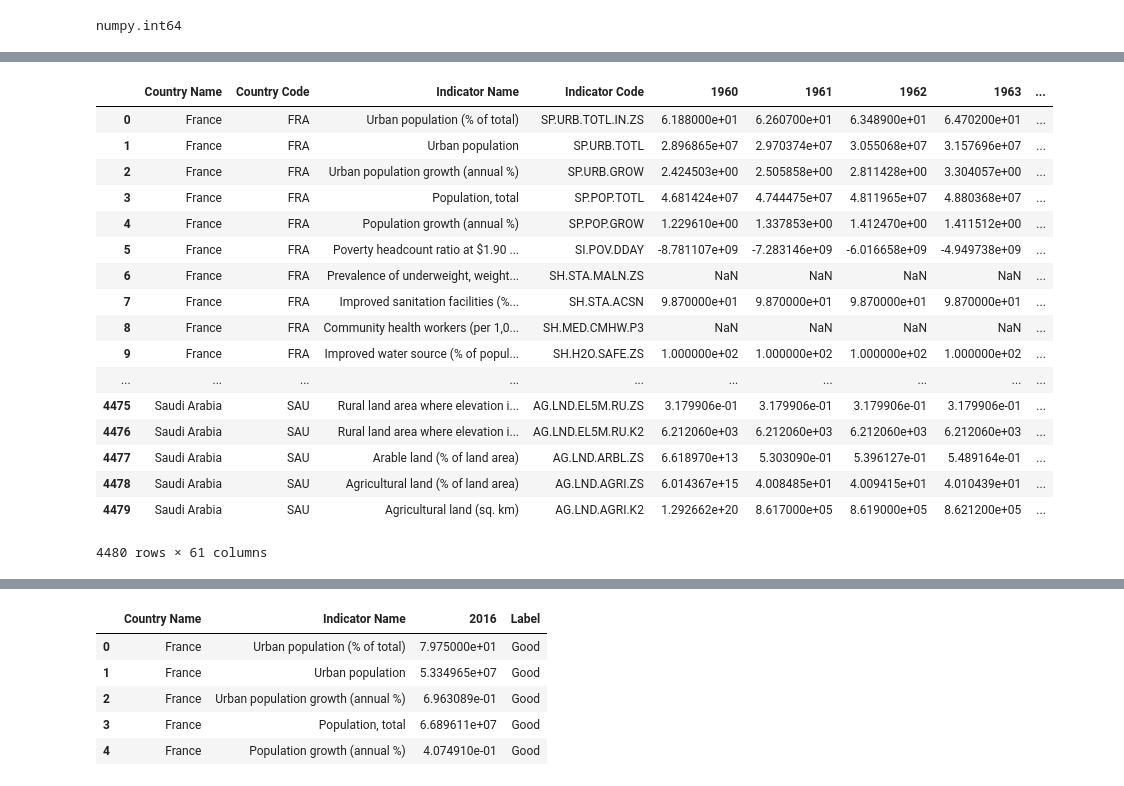
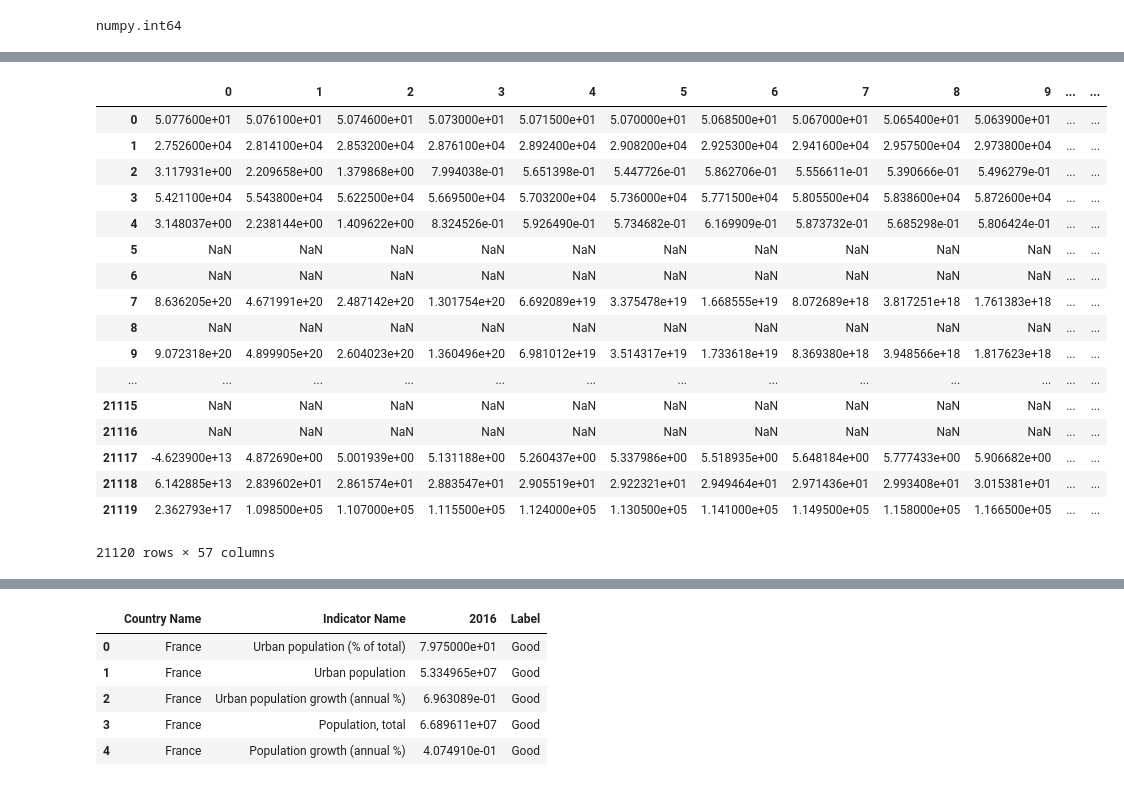
Before and after one commit to anggairawan/EPA1333, a Jupyter notebook: notebook/Final_Assignment/FA_add_more_years_interpolation.ipynb, the cells around one changed output, grey strips where cells are left out. Cells and saved outputs as stored; diff of their text form; code cells hidden in the pictures.

Commit message:
interpolate wb

```diff
--- a/notebook/Final_Assignment/FA_add_more_years_interpolation.ipynb
+++ b/notebook/Final_Assignment/FA_add_more_years_interpolation.ipynb
@@ -199,2 +228,23 @@ df_gilaks_interpolated.head()
 5 rows × 57 columns
+# %%
+df_gilaks_interpolated
+# %% [output]
+|  | 0 | 1 | 2 | 3 | 4 | 5 | 6 | 7 | 8 | 9 | ... | ... |
+| 0 | 5.077600e+01 | 5.076100e+01 | 5.074600e+01 | 5.073000e+01 | 5.071500e+01 | 5.070000e+01 | 5.068500e+01 | 5.067000e+01 | 5.065400e+01 | 5.063900e+01 | ... | ... |
+| 1 | 2.752600e+04 | 2.814100e+04 | 2.853200e+04 | 2.876100e+04 | 2.892400e+04 | 2.908200e+04 | 2.925300e+04 | 2.941600e+04 | 2.957500e+04 | 2.973800e+04 | ... | ... |
+| 2 | 3.117931e+00 | 2.209658e+00 | 1.379868e+00 | 7.994038e-01 | 5.651398e-01 | 5.447726e-01 | 5.862706e-01 | 5.556611e-01 | 5.390666e-01 | 5.496279e-01 | ... | ... |
+| 3 | 5.421100e+04 | 5.543800e+04 | 5.622500e+04 | 5.669500e+04 | 5.703200e+04 | 5.736000e+04 | 5.771500e+04 | 5.805500e+04 | 5.838600e+04 | 5.872600e+04 | ... | ... |
+| 4 | 3.148037e+00 | 2.238144e+00 | 1.409622e+00 | 8.324526e-01 | 5.926490e-01 | 5.734682e-01 | 6.169909e-01 | 5.873732e-01 | 5.685298e-01 | 5.806424e-01 | ... | ... |
+| 5 | NaN | NaN | NaN | NaN | NaN | NaN | NaN | NaN | NaN | NaN | ... | ... |
+| 6 | NaN | NaN | NaN | NaN | NaN | NaN | NaN | NaN | NaN | NaN | ... | ... |
+| 7 | 8.636205e+20 | 4.671991e+20 | 2.487142e+20 | 1.301754e+20 | 6.692089e+19 | 3.375478e+19 | 1.668555e+19 | 8.072689e+18 | 3.817251e+18 | 1.761383e+18 | ... | ... |
+| 8 | NaN | NaN | NaN | NaN | NaN | NaN | NaN | NaN | NaN | NaN | ... | ... |
+| 9 | 9.072318e+20 | 4.899905e+20 | 2.604023e+20 | 1.360496e+20 | 6.981012e+19 | 3.514317e+19 | 1.733618e+19 | 8.369380e+18 | 3.948566e+18 | 1.817623e+18 | ... | ... |
+| ... | ... | ... | ... | ... | ... | ... | ... | ... | ... | ... | ... | ... |
+| 21115 | NaN | NaN | NaN | NaN | NaN | NaN | NaN | NaN | NaN | NaN | ... | ... |
+| 21116 | NaN | NaN | NaN | NaN | NaN | NaN | NaN | NaN | NaN | NaN | ... | ... |
+| 21117 | -4.623900e+13 | 4.872690e+00 | 5.001939e+00 | 5.131188e+00 | 5.260437e+00 | 5.337986e+00 | 5.518935e+00 | 5.648184e+00 | 5.777433e+00 | 5.906682e+00 | ... | ... |
+| 21118 | 6.142885e+13 | 2.839602e+01 | 2.861574e+01 | 2.883547e+01 | 2.905519e+01 | 2.922321e+01 | 2.949464e+01 | 2.971436e+01 | 2.993408e+01 | 3.015381e+01 | ... | ... |
+| 21119 | 2.362793e+17 | 1.098500e+05 | 1.107000e+05 | 1.115500e+05 | 1.124000e+05 | 1.130500e+05 | 1.141000e+05 | 1.149500e+05 | 1.158000e+05 | 1.166500e+05 | ... | ... |
+21120 rows × 57 columns
 # %%
@@ -202,21 +251,0 @@ df[list(df.columns.values[range(4,61)])] = df_gilaks_interpolated[list(range(0,5
-# %%
-df
-# %% [output]
-|  | Country Name | Country Code | Indicator Name | Indicator Code | 1960 | 1961 | 1962 | 1963 | ... |
-| 0 | France | FRA | Urban population (% of total) | SP.URB.TOTL.IN.ZS | 6.188000e+01 | 6.260700e+01 | 6.348900e+01 | 6.470200e+01 | ... |
-| 1 | France | FRA | Urban population | SP.URB.TOTL | 2.896865e+07 | 2.970374e+07 | 3.055068e+07 | 3.157696e+07 | ... |
-| 2 | France | FRA | Urban population growth (annual %) | SP.URB.GROW | 2.424503e+00 | 2.505858e+00 | 2.811428e+00 | 3.304057e+00 | ... |
-| 3 | France | FRA | Population, total | SP.POP.TOTL | 4.681424e+07 | 4.744475e+07 | 4.811965e+07 | 4.880368e+07 | ... |
-| 4 | France | FRA | Population growth (annual %) | SP.POP.GROW | 1.229610e+00 | 1.337853e+00 | 1.412470e+00 | 1.411512e+00 | ... |
-| 5 | France | FRA | Poverty headcount ratio at $1.90 ... | SI.POV.DDAY | -8.781107e+09 | -7.283146e+09 | -6.016658e+09 | -4.949738e+09 | ... |
-| 6 | France | FRA | Prevalence of underweight, weight... | SH.STA.MALN.ZS | NaN | NaN | NaN | NaN | ... |
-| 7 | France | FRA | Improved sanitation facilities (%... | SH.STA.ACSN | 9.870000e+01 | 9.870000e+01 | 9.870000e+01 | 9.870000e+01 | ... |
-| 8 | France | FRA | Community health workers (per 1,0... | SH.MED.CMHW.P3 | NaN | NaN | NaN | NaN | ... |
-| 9 | France | FRA | Improved water source (% of popul... | SH.H2O.SAFE.ZS | 1.000000e+02 | 1.000000e+02 | 1.000000e+02 | 1.000000e+02 | ... |
-| ... | ... | ... | ... | ... | ... | ... | ... | ... | ... |
-| 4475 | Saudi Arabia | SAU | Rural land area where elevation i... | AG.LND.EL5M.RU.ZS | 3.179906e-01 | 3.179906e-01 | 3.179906e-01 | 3.179906e-01 | ... |
-| 4476 | Saudi Arabia | SAU | Rural land area where elevation i... | AG.LND.EL5M.RU.K2 | 6.212060e+03 | 6.212060e+03 | 6.212060e+03 | 6.212060e+03 | ... |
-| 4477 | Saudi Arabia | SAU | Arable land (% of land area) | AG.LND.ARBL.ZS | 6.618970e+13 | 5.303090e-01 | 5.396127e-01 | 5.489164e-01 | ... |
-| 4478 | Saudi Arabia | SAU | Agricultural land (% of land area) | AG.LND.AGRI.ZS | 6.014367e+15 | 4.008485e+01 | 4.009415e+01 | 4.010439e+01 | ... |
-| 4479 | Saudi Arabia | SAU | Agricultural land (sq. km) | AG.LND.AGRI.K2 | 1.292662e+20 | 8.617000e+05 | 8.619000e+05 | 8.621200e+05 | ... |
-4480 rows × 61 columns
```
Also changed, not shown: parts of 8 cells of this notebook.
